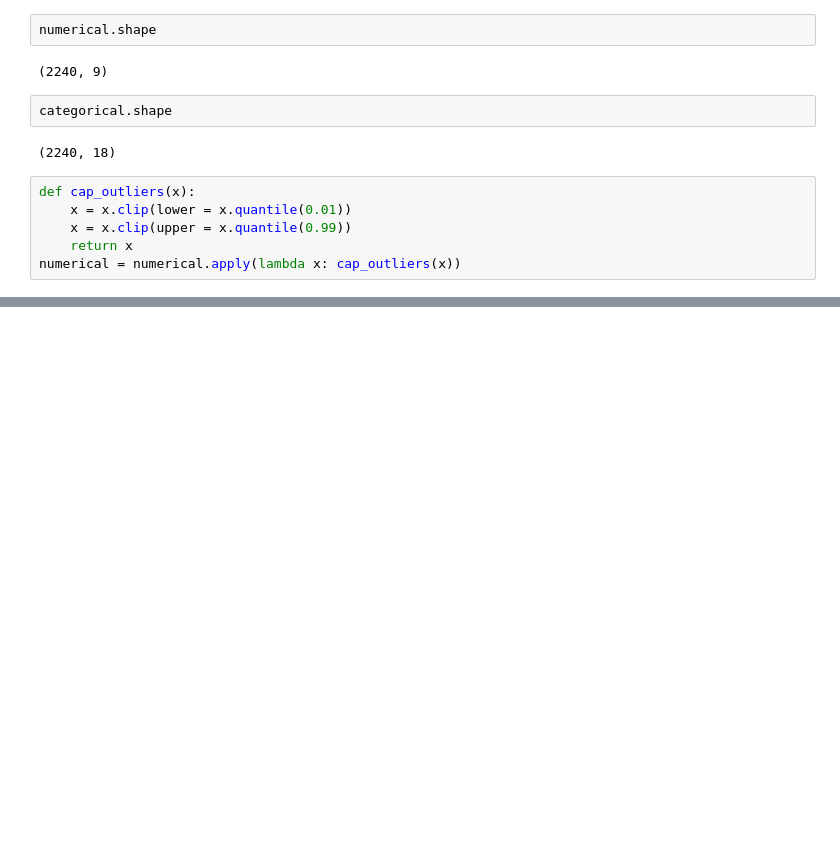
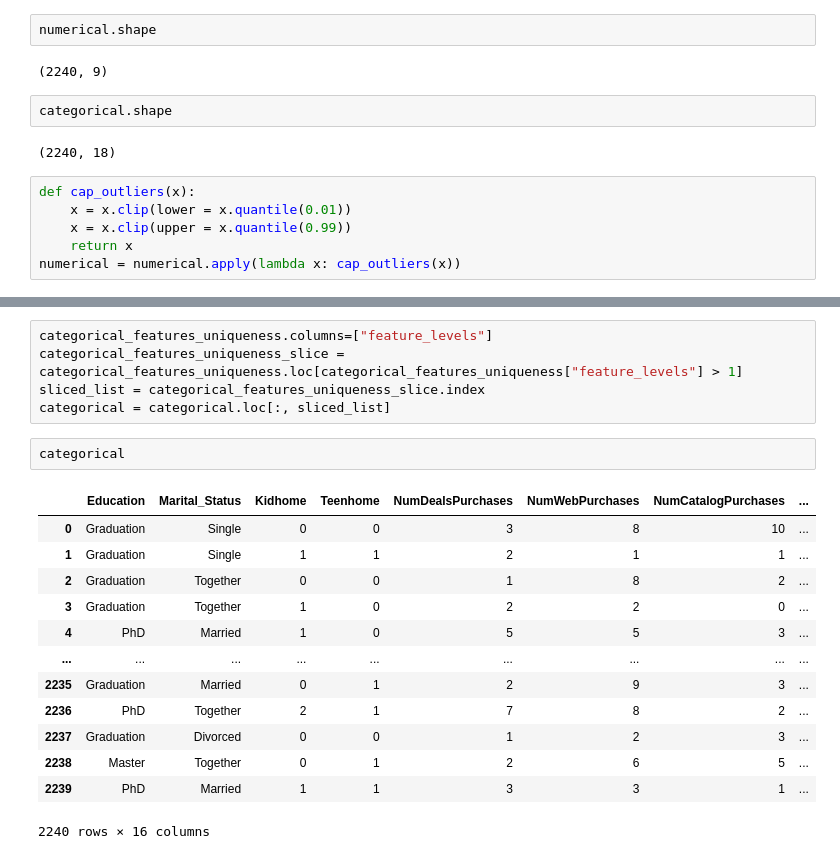
Before and after one commit to DarkoStojanovic2725/ML-marketing-analysis, a Jupyter notebook: marketing models.ipynb, the cells around one changed output, grey strips where cells are left out. Drawn from its saved outputs; the diff is of its cells as text; blank space fills up the shorter version.

```diff
--- a/marketing models.ipynb
+++ b/marketing models.ipynb
@@ -332,0 +354,21 @@ Name: 0, dtype: float64
+# %%
+categorical_features_uniqueness.columns=["feature_levels"]
+categorical_features_uniqueness_slice = categorical_features_uniqueness.loc[categorical_features_uniqueness["feature_levels"] > 1]
+sliced_list = categorical_features_uniqueness_slice.index
+categorical = categorical.loc[:, sliced_list]
+# %%
+categorical
+# %% [output]
+|  | Education | Marital_Status | Kidhome | Teenhome | NumDealsPurchases | NumWebPurchases | NumCatalogPurchases | ... |
+| 0 | Graduation | Single | 0 | 0 | 3 | 8 | 10 | ... |
+| 1 | Graduation | Single | 1 | 1 | 2 | 1 | 1 | ... |
+| 2 | Graduation | Together | 0 | 0 | 1 | 8 | 2 | ... |
+| 3 | Graduation | Together | 1 | 0 | 2 | 2 | 0 | ... |
+| 4 | PhD | Married | 1 | 0 | 5 | 5 | 3 | ... |
+| ... | ... | ... | ... | ... | ... | ... | ... | ... |
+| 2235 | Graduation | Married | 0 | 1 | 2 | 9 | 3 | ... |
+| 2236 | PhD | Together | 2 | 1 | 7 | 8 | 2 | ... |
+| 2237 | Graduation | Divorced | 0 | 0 | 1 | 2 | 3 | ... |
+| 2238 | Master | Together | 0 | 1 | 2 | 6 | 5 | ... |
+| 2239 | PhD | Married | 1 | 1 | 3 | 3 | 1 | ... |
+2240 rows × 16 columns
```
Also changed, not shown: parts of 36 cells of this notebook.
